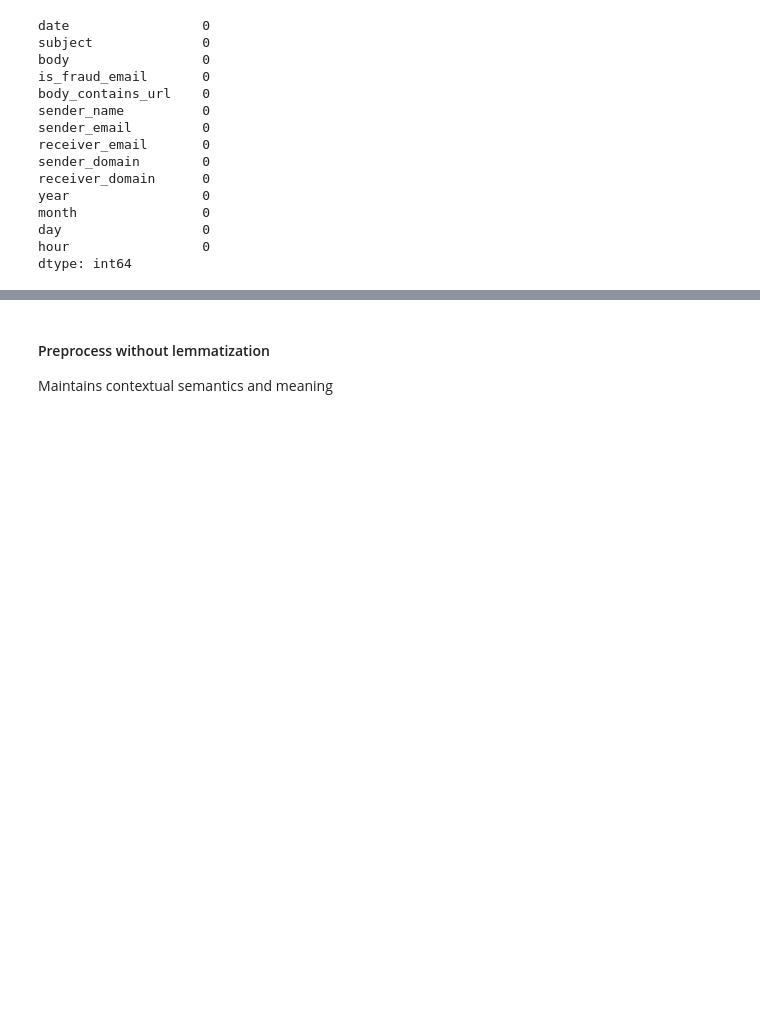
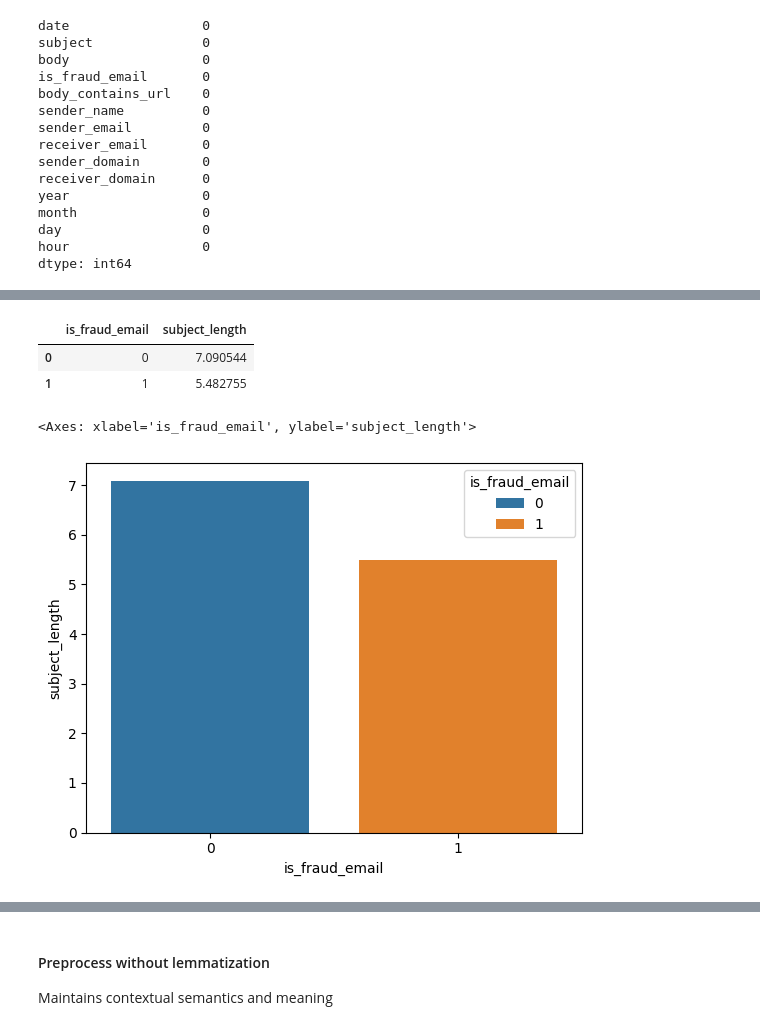
Before and after one commit to Geraldworks/Fraud-Email, a Jupyter notebook: main.ipynb, the cells around one changed output, grey strips where cells are left out. Cells and saved outputs as stored; diff of their text form; code cells hidden in the pictures; blank space fills up the shorter version.

```diff
--- a/main.ipynb
+++ b/main.ipynb
@@ -223,0 +231,18 @@ True
+# %%
+avg_subject_length = df.groupby("is_fraud_email")["subject_length"].mean().reset_index()
+# %%
+avg_subject_length
+# %% [output]
+|  | is_fraud_email | subject_length |
+| 0 | 0 | 7.090544 |
+| 1 | 1 | 5.482755 |
+# %%
+sns.barplot(
+    x="is_fraud_email",
+    hue="is_fraud_email",
+    y="subject_length",
+    data=avg_subject_length,
+)
+# %% [output]
+<Axes: xlabel='is_fraud_email', ylabel='subject_length'>
+[figure, added]
```
Also changed, not shown: parts of 166 cells of this notebook, 3 other files.
